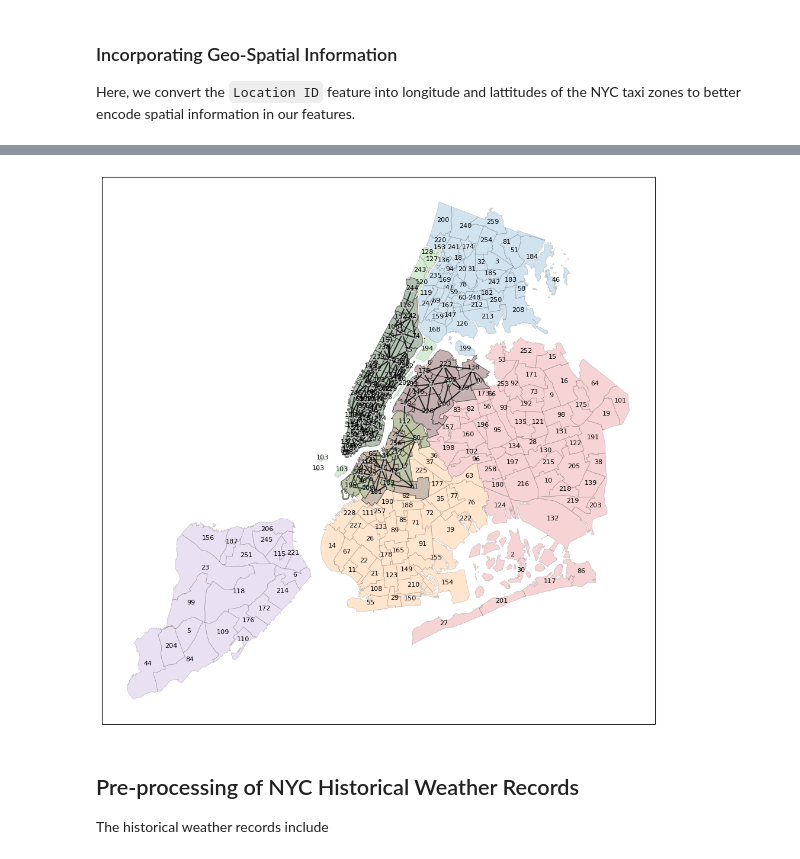
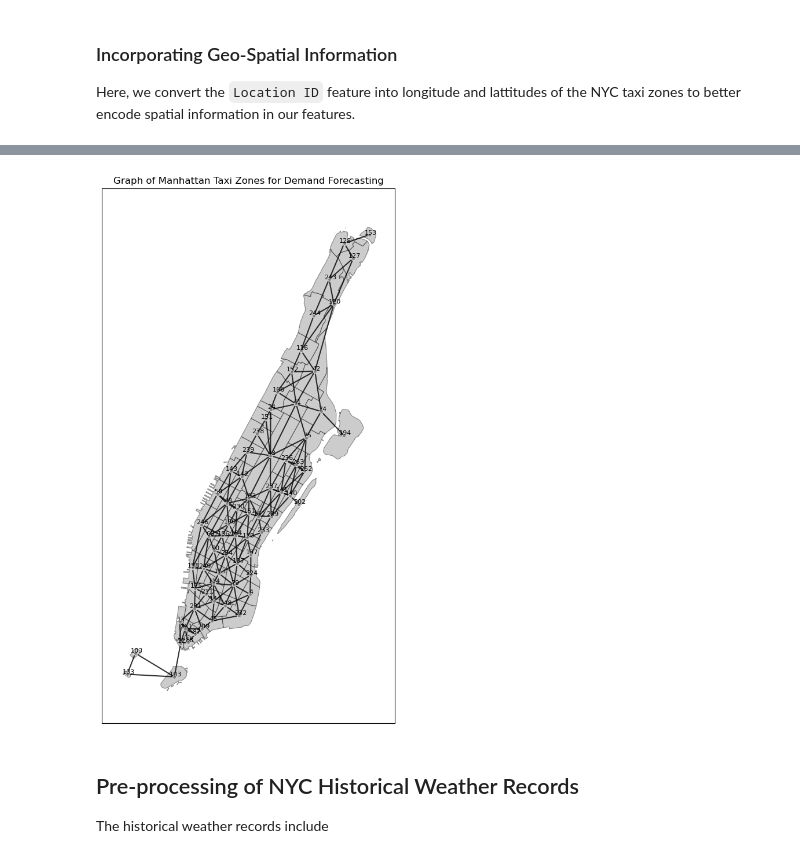
Before and after one commit to indibi/demand-forecast, a Jupyter notebook: protoboard/nyc_rideshare_preprocessing.ipynb, the cells around one changed output, grey strips where cells are left out. Saved outputs shown, nothing was run; the diff lists cells and outputs as text; code cells hidden in the pictures.

```diff
--- a/protoboard/nyc_rideshare_preprocessing.ipynb
+++ b/protoboard/nyc_rideshare_preprocessing.ipynb
@@ -716,60 +716,66 @@ Graph already exists at c:\Users\merti\OneDrive - Michigan State University\CSE
 # %%
-nonzero_median_zone_ids = {4,   7,  10,  12,  13,  24,  25,  33,  41,  42,  43,  45,  48,  49,
-        50,  52,  61,  65,  66,  68,  70,  74,  75,  79,  87,  88,  90,  97,
-       100, 107, 113, 114, 116, 125, 129, 130, 132, 137, 138, 140, 141, 142,
-       143, 144, 145, 146, 148, 151, 152, 158, 161, 162, 163, 164, 166, 170,
-       179, 181, 186, 193, 209, 211, 215, 216, 223, 224, 226, 229, 230, 231,
-       232, 233, 234, 236, 237, 238, 239, 244, 246, 249, 255, 256, 260, 261,
-       262, 263, 264, 265}
-discarded_nonzero_median_zone_ids = {132, 216, 10, 215, 130, 264, 265}
-added_zero_median_zone_ids = {112, 217, 34, 80, 17, 189, 106, 40, 54, 195, 207}
-zone_ids = nonzero_median_zone_ids.difference(discarded_nonzero_median_zone_ids).union(added_zero_median_zone_ids)
+# nonzero_median_zone_ids = {4,   7,  10,  12,  13,  24,  25,  33,  41,  42,  43,  45,  48,  49,
+#         50,  52,  61,  65,  66,  68,  70,  74,  75,  79,  87,  88,  90,  97,
+#        100, 107, 113, 114, 116, 125, 129, 130, 132, 137, 138, 140, 141, 142,
+#        143, 144, 145, 146, 148, 151, 152, 158, 161, 162, 163, 164, 166, 170,
+#        179, 181, 186, 193, 209, 211, 215, 216, 223, 224, 226, 229, 230, 231,
+#        232, 233, 234, 236, 237, 238, 239, 244, 246, 249, 255, 256, 260, 261,
+#        262, 263, 264, 265}
+# discarded_nonzero_median_zone_ids = {132, 216, 10, 215, 130, 264, 265}
+# added_zero_median_zone_ids = {112, 217, 34, 80, 17, 189, 106, 40, 54, 195, 207}
+# zone_ids = nonzero_median_zone_ids.difference(discarded_nonzero_median_zone_ids).union(added_zero_median_zone_ids)
 
-added_zero_median_zone_ids = list(added_zero_median_zone_ids); added_zero_median_zone_ids.sort()
-discarded_nonzero_median_zone_ids = list(discarded_nonzero_median_zone_ids); discarded_nonzero_median_zone_ids.sort()
+# added_zero_median_zone_ids = list(added_zero_median_zone_ids); added_zero_median_zone_ids.sort()
+# discarded_nonzero_median_zone_ids = list(discarded_nonzero_median_zone_ids); discarded_nonzero_median_zone_ids.sort()
 
 # The zones we chose to keep
-zone_ids = list(zone_ids); zone_ids.sort();
-taxi_zone = TaxiZones(zone_ids=zone_ids)
+# zone_ids = list(zone_ids); zone_ids.sort();
+# taxi_zone = TaxiZones(zone_ids=zone_ids)
+taxi_zone = TaxiZones(boroughs=['Manhattan'])
 fig, ax = plt.subplots(figsize=(TaxiZones.ratio*12,12))
 
 
-# Plot all boroughs
-boro_color = {'Bronx': 'C0', 'Brooklyn': 'C1', 'Manhattan': 'C2', 'Queens': 'C3', 'Staten Island': 'C4'}
-for boro in boro_color.keys():
-    zone_options = {'color': boro_color[boro], 'edgecolor': 'black', 'alpha': 0.2, 'linewidth': 0.5}
-    node_options = {'alpha':0}
-    edge_options = {'alpha':0}
-    plot_zones(TaxiZones(boroughs=[boro]), ax=ax,
-         zone_options=zone_options, node_options=node_options, edge_options=edge_options);
 
-# # Plot the non-zero median zones
-# nonzero_median_zone_ids = list(nonzero_median_zone_ids)
-# zone_options = {'color': 'lightgray', 'edgecolor': 'black', 'alpha': 0.2, 'linewidth': 0.5}
-# node_options = {'alpha': 0}
-label_options = {'alpha':0}
-# edge_options = {'alpha': 0}
-# plot_zones(TaxiZones(zone_ids=nonzero_median_zone_ids), ax=ax,
-#          zone_options=zone_options, node_options=node_options, label_options=label_options, edge_options=edge_options);
+# plot_zones(taxi_zone, ax=ax)
+# # Plot all boroughs
+# boro_color = {'Bronx': 'C0', 'Brooklyn': 'C1', 'Manhattan': 'C2', 'Queens': 'C3', 'Staten Island': 'C4'}
+# for boro in boro_color.keys():
+#     zone_options = {'color': boro_color[boro], 'edgecolor': 'black', 'alpha': 0.2, 'linewidth': 0.5}
+#     node_options = {'alpha':0}
+#     edge_options = {'alpha':0}
+#     plot_zones(TaxiZones(boroughs=[boro]), ax=ax,
+#          zone_options=zone_options, node_options=node_options, edge_options=edge_options);
+
+# # # Plot the non-zero median zones
+# # nonzero_median_zone_ids = list(nonzero_median_zone_ids)
+# # zone_options = {'color': 'lightgray', 'edgecolor': 'black', 'alpha': 0.2, 'linewidth': 0.5}
+# # node_options = {'alpha': 0}
+# label_options = {'alpha':0}
+# # edge_options = {'alpha': 0}
+# # plot_zones(TaxiZones(zone_ids=nonzero_median_zone_ids), ax=ax,
+# #          zone_options=zone_options, node_options=node_options, label_options=label_options, edge_options=edge_options);
 
 # Plot the chosen zones
+label_options = {'alpha':1, 'font_size': 8, 'font_color': 'black'}
 zone_options = {'color': 'gray', 'edgecolor': 'black', 'alpha': 0.4, 'linewidth': 0.8}
 node_options = {'node_size': 20, 'node_color': 'gray', 'edgecolors': 'lightgray'}
 edge_options = {'edge_color': 'black', 'width': 1.5, 'alpha': 0.8}
-plot_zones(TaxiZones(zone_ids=zone_ids), ax=ax,
+plot_zones(taxi_zone,#TaxiZones(zone_ids=zone_ids), ax=ax,
+            ax=ax,
             node_options=node_options, edge_options=edge_options, zone_options=zone_options, label_options=label_options);
 
-# # Plot the discarded zones
-# zone_options = {'color': 'red', 'edgecolor': 'black', 'alpha': 0.4, 'linewidth': 0.4}
+ax.set_title("Graph of Manhattan Taxi Zones for Demand Forecasting")
+# # # Plot the discarded zones
+# # zone_options = {'color': 'red', 'edgecolor': 'black', 'alpha': 0.4, 'linewidth': 0.4}
+# # node_options = {'alpha': 0}
+# # edge_options = {'alpha': 0}
+# # plot_zones(TaxiZones(zone_ids=discarded_nonzero_median_zone_ids), ax=ax,
+# #          zone_options=zone_options, node_options=node_options, label_options=label_options, edge_options=edge_options);
+
+# # Plot the added zones
+# zone_options = {'color': 'lightgreen', 'edgecolor': 'black', 'alpha': 0.2, 'linewidth': 0.4}
 # node_options = {'alpha': 0}
 # edge_options = {'alpha': 0}
-# plot_zones(TaxiZones(zone_ids=discarded_nonzero_median_zone_ids), ax=ax,
+# plot_zones(TaxiZones(zone_ids=added_zero_median_zone_ids), ax=ax,
 #          zone_options=zone_options, node_options=node_options, label_options=label_options, edge_options=edge_options);
-
-# Plot the added zones
-zone_options = {'color': 'lightgreen', 'edgecolor': 'black', 'alpha': 0.2, 'linewidth': 0.4}
-node_options = {'alpha': 0}
-edge_options = {'alpha': 0}
-plot_zones(TaxiZones(zone_ids=added_zero_median_zone_ids), ax=ax,
-         zone_options=zone_options, node_options=node_options, label_options=label_options, edge_options=edge_options);
 # %% [output]
@@ -776,4 +783,4 @@ plot_zones(TaxiZones(zone_ids=added_zero_median_zone_ids), ax=ax,
-[figure, old version]
+[figure, new version]
 # %%
 trip_counts = load_and_count_trip_records('2023-01', end_month='2023-3', dataset='yellow',
                     drop_other_columns=True, freq='h', taxi_zones=taxi_zone)
```
Also changed, not shown: parts of 2 cells of this notebook, 19 other files.
